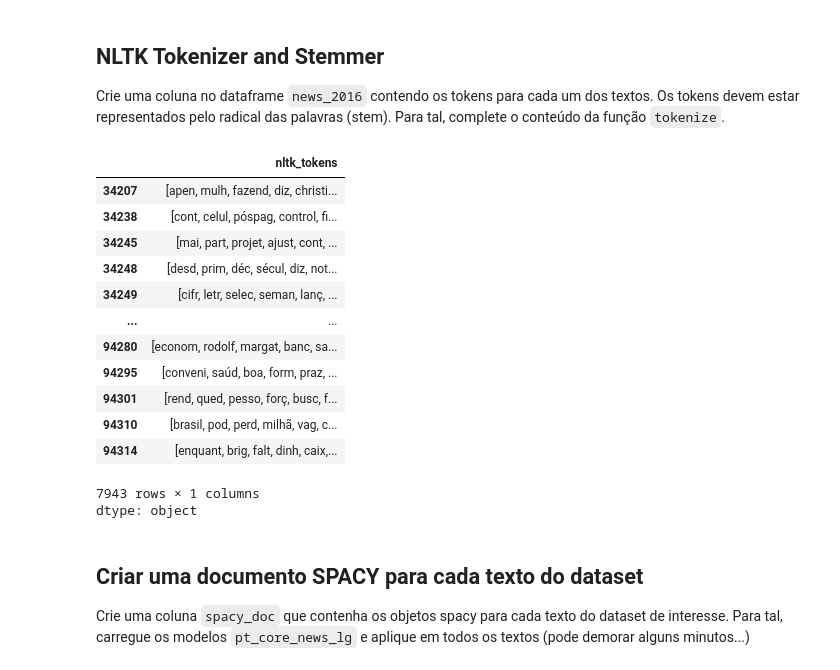
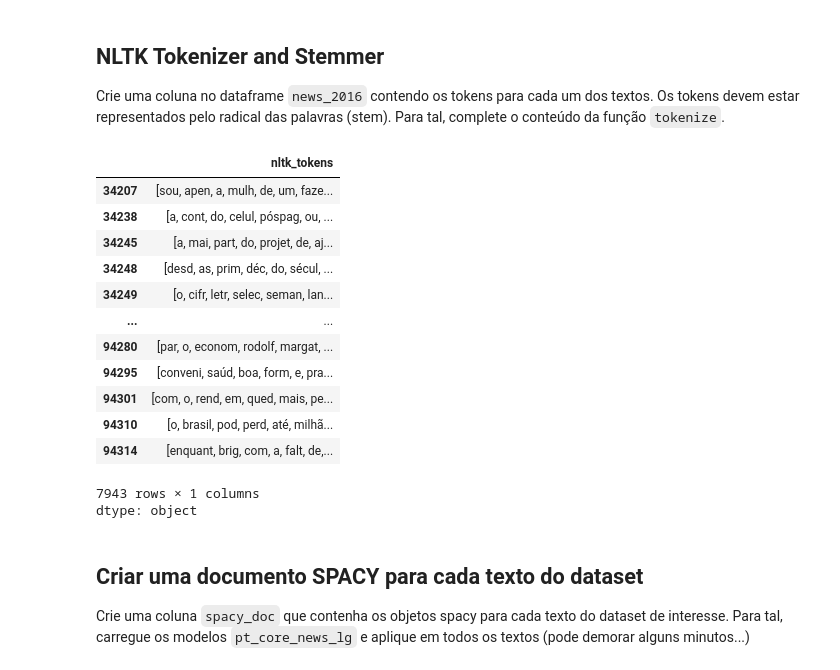
Before and after one commit to roriblim/NLP-python-PD, a Jupyter notebook: Questionário_Projeto_de_Disciplina_de_Text_Mining.ipynb, the cells around one changed output. Drawn from its saved outputs; the diff is of its cells as text; code cells hidden in the pictures.

```diff
--- a/Questionário_Projeto_de_Disciplina_de_Text_Mining.ipynb
+++ b/Questionário_Projeto_de_Disciplina_de_Text_Mining.ipynb
@@ -181,41 +181,41 @@ Para tal, complete o conteúdo da função `tokenize`.
 # %%
 import re
 
 def tokenize(text: str) -> List:
   """
   Function for tokenizing using `nltk.tokenize.word_tokenize`
 
   Returns:
     - A list of stemmed tokens (`nltk.stem.RSLPStemmer`)
     IMPORTANT: Only tokens with alphabetic
                characters will be returned.
   """
   text = text.lower()
   text = re.sub(r'[^a-záéíóúàèìòùâêîôûãõç\s]', '', text)  # mantém letras com acentos e espaço
   tokens = nltk.tokenize.word_tokenize(text)
-  custom_stop_words = set(nltk.corpus.stopwords.words('portuguese'))
-  cleaned_tokens = [word for word in tokens if word not in custom_stop_words]
-  cleaned_tokens = [token for token in cleaned_tokens if len(token) > 2]
+  # custom_stop_words = set(nltk.corpus.stopwords.words('portuguese'))
+  # cleaned_tokens = [word for word in tokens if word not in custom_stop_words]
+  # cleaned_tokens = [token for token in cleaned_tokens if len(token) > 2]
   stemmer = nltk.stem.RSLPStemmer()
-  stemmed_tokens = [stemmer.stem(token) for token in cleaned_tokens]
+  stemmed_tokens = [stemmer.stem(token) for token in tokens]
   return stemmed_tokens
 
 news_2016.loc[:, 'nltk_tokens'] = news_2016.text.progress_map(tokenize)
 
 news_2016.loc[:, 'nltk_tokens']
 # %% [output]
 |  | nltk_tokens |
-| 34207 | [apen, mulh, fazend, diz, christi... |
-| 34238 | [cont, celul, póspag, control, fi... |
-| 34245 | [mai, part, projet, ajust, cont, ... |
-| 34248 | [desd, prim, déc, sécul, diz, not... |
-| 34249 | [cifr, letr, selec, seman, lanç, ... |
+| 34207 | [sou, apen, a, mulh, de, um, faze... |
+| 34238 | [a, cont, do, celul, póspag, ou, ... |
+| 34245 | [a, mai, part, do, projet, de, aj... |
+| 34248 | [desd, as, prim, déc, do, sécul, ... |
+| 34249 | [o, cifr, letr, selec, seman, lan... |
 | ... | ... |
-| 94280 | [econom, rodolf, margat, banc, sa... |
-| 94295 | [conveni, saúd, boa, form, praz, ... |
-| 94301 | [rend, qued, pesso, forç, busc, f... |
-| 94310 | [brasil, pod, perd, milhã, vag, c... |
-| 94314 | [enquant, brig, falt, dinh, caix,... |
+| 94280 | [par, o, econom, rodolf, margat, ... |
+| 94295 | [conveni, saúd, boa, form, e, pra... |
+| 94301 | [com, o, rend, em, qued, mais, pe... |
+| 94310 | [o, brasil, pod, perd, até, milhã... |
+| 94314 | [enquant, brig, com, a, falt, de,... |
 7943 rows × 1 columns
 dtype: object
 # %% [markdown]
```
Also changed, not shown: parts of 3 cells of this notebook.
